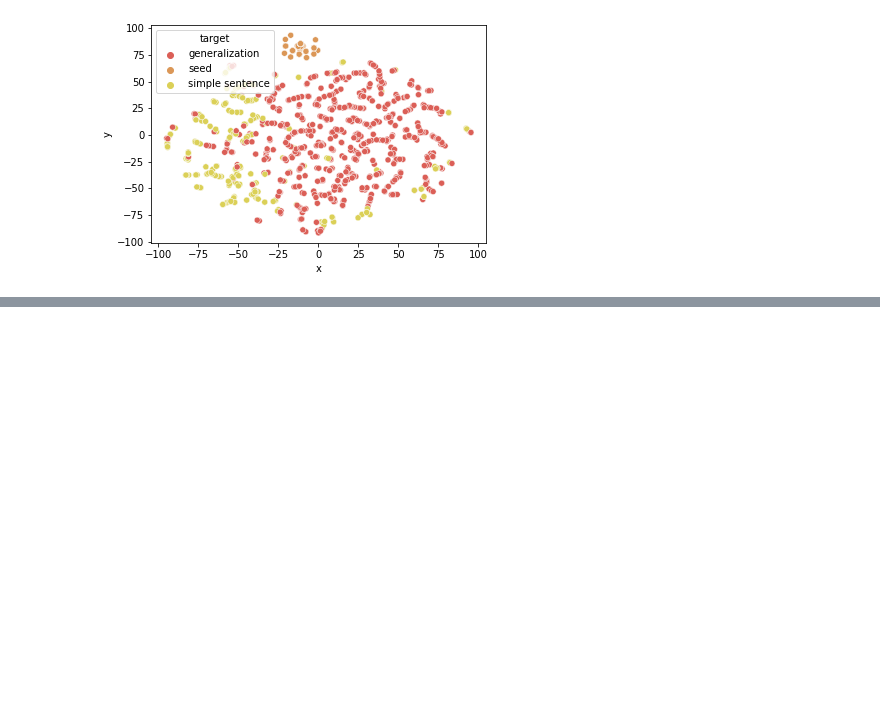
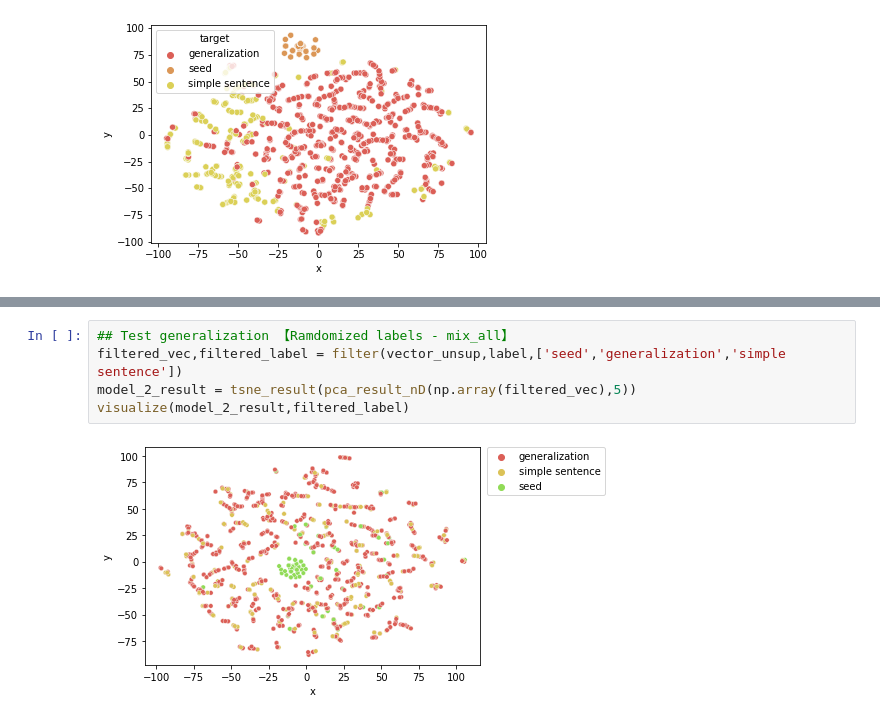
Before and after one commit to johnvojtech/sentence-topology, a Jupyter notebook: visualization/visual_unsup+random.ipynb, the cells around one changed output, grey strips where cells are left out. Drawn from its saved outputs; the diff is of its cells as text; blank space fills up the shorter version.

```diff
--- a/visualization/visual_unsup_vec.ipynb
+++ b/visualization/visual_unsup+random.ipynb
@@ -245,0 +264,7 @@ visualize(model_2_result,filtered_label)
+# %%
+## Test generalization 【Ramdomized labels - mix_all】
+filtered_vec,filtered_label = filter(vector_unsup,label,['seed','generalization','simple sentence'])
+model_2_result = tsne_result(pca_result_nD(np.array(filtered_vec),5))
+visualize(model_2_result,filtered_label)
+# %% [output]
+[figure, added]
```
Also changed, not shown: parts of 5 cells of this notebook.
